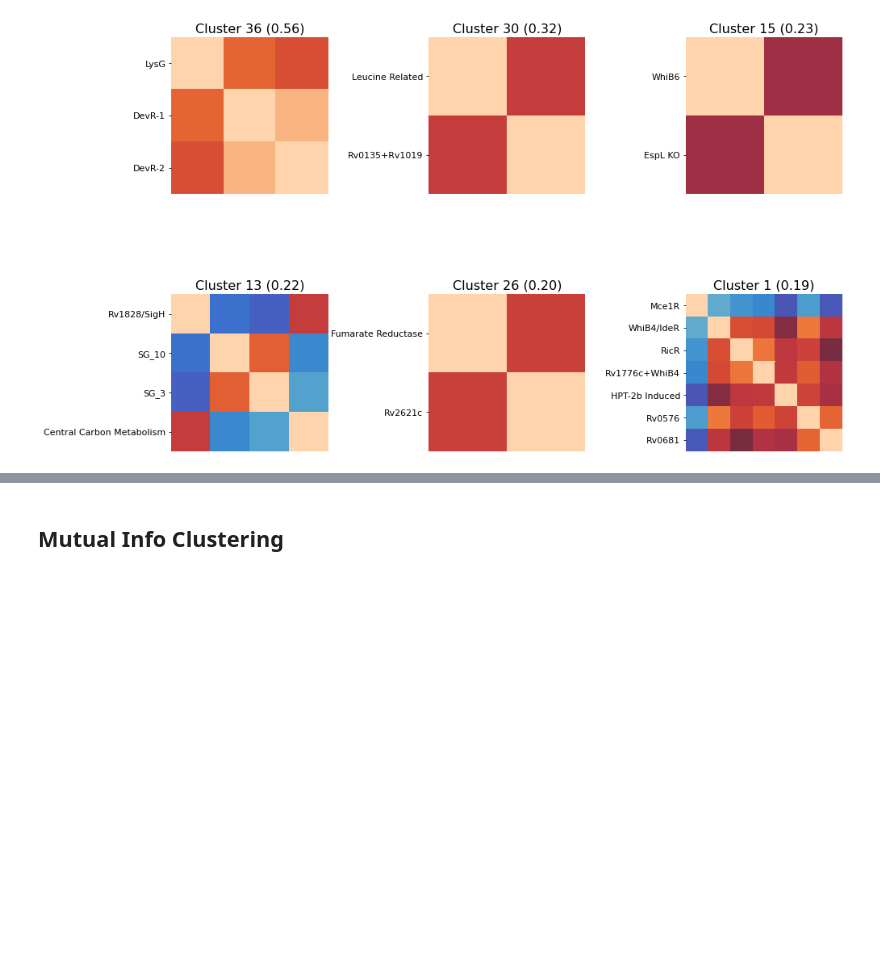
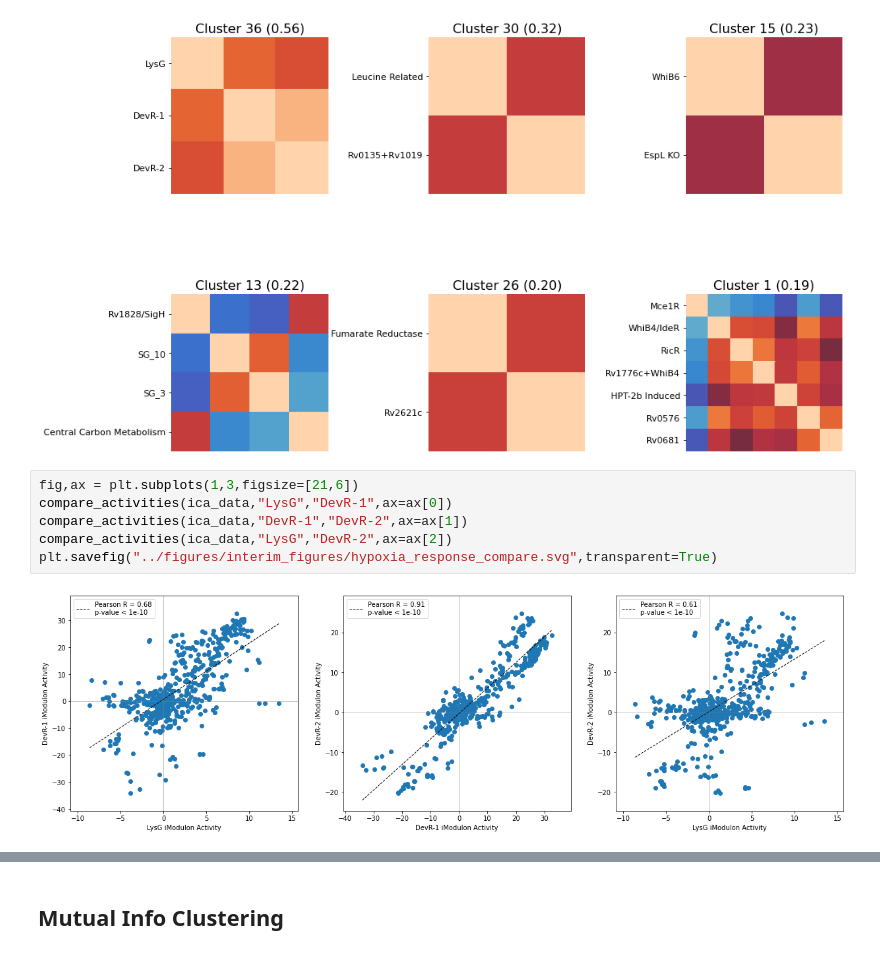
Before and after one commit to Reosu/modulome_mtb, a Jupyter notebook: notebooks/11_Clustering.ipynb, the cells around one changed output, grey strips where cells are left out. Drawn from its saved outputs; the diff is of its cells as text; blank space fills up the shorter version.

Commit message:
Added treemap and activity compare figures

```diff
--- a/notebooks/11_Clustering.ipynb
+++ b/notebooks/11_Clustering.ipynb
@@ -63,3 +64,11 @@ cluster = cluster_activities(ica_data,show_best_clusters=True,correlation_method
 # %% [output]
 [figure]
 [figure]
+# %%
+fig,ax = plt.subplots(1,3,figsize=[21,6])
+compare_activities(ica_data,"LysG","DevR-1",ax=ax[0])
+compare_activities(ica_data,"DevR-1","DevR-2",ax=ax[1])
+compare_activities(ica_data,"LysG","DevR-2",ax=ax[2])
+plt.savefig("../figures/interim_figures/hypoxia_response_compare.svg",transparent=True)
+# %% [output]
+[figure, added]
```
Also changed, not shown: parts of 2 cells of this notebook, 27 other files.
